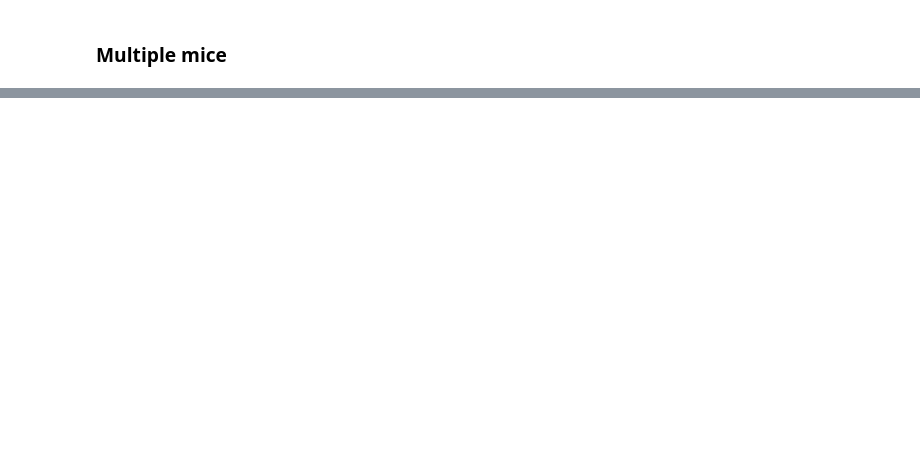
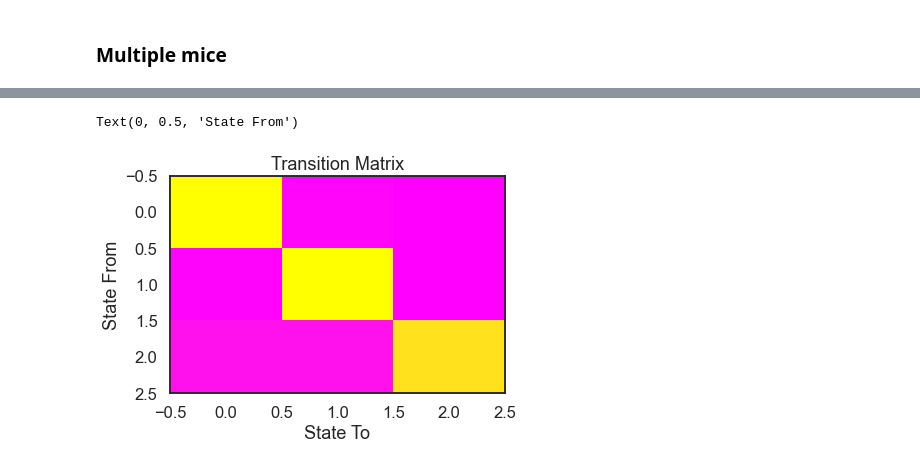
Before and after one commit to grace3999/RFID_polysubstance, a Jupyter notebook: RFID_VDM_HHMlearn.ipynb, the cells around one changed output, grey strips where cells are left out. Cells and saved outputs as stored; diff of their text form; code cells hidden in the pictures; blank space fills up the shorter version.

```diff
--- a/RFID_VDM_HHMlearn.ipynb
+++ b/RFID_VDM_HHMlearn.ipynb
@@ -269,0 +345,28 @@ plt.show()
+# %%
+# use the Viterbi algorithm to predict the most likely sequence of states
+# given the model
+model = hmm.GaussianHMM(n_components=3, random_state=39,
+                               n_iter=39)
+
+model.fit(data_concat, data_length)
+
+states = model.predict(data_concat)
+states_unique = pd.unique(states)
+
+print("Model converge:")
+print(model.monitor_.converged)
+
+print("\nUnique states:")
+print(states_unique)
+
+print("\nStart probabilities:")
+print(model.startprob_)
+
+print("\nTransition matrix:")
+print(model.transmat_)
+
+print("\nGaussian distribution means:")
+print(model.means_)
+
+print("\nGaussian distribution covariances:")
+print(model.covars_)
@@ -269,0 +391,9 @@ plt.show()
+# %%
+fig, ax = plt.subplots()
+ax.imshow(model.transmat_, aspect='auto', cmap='spring')
+ax.set_title('Transition Matrix')
+ax.set_xlabel('State To')
+ax.set_ylabel('State From')
+# %% [output]
+Text(0, 0.5, 'State From')
+[figure, added]
```
Also changed, not shown: parts of 34 cells of this notebook, 3 other files.
